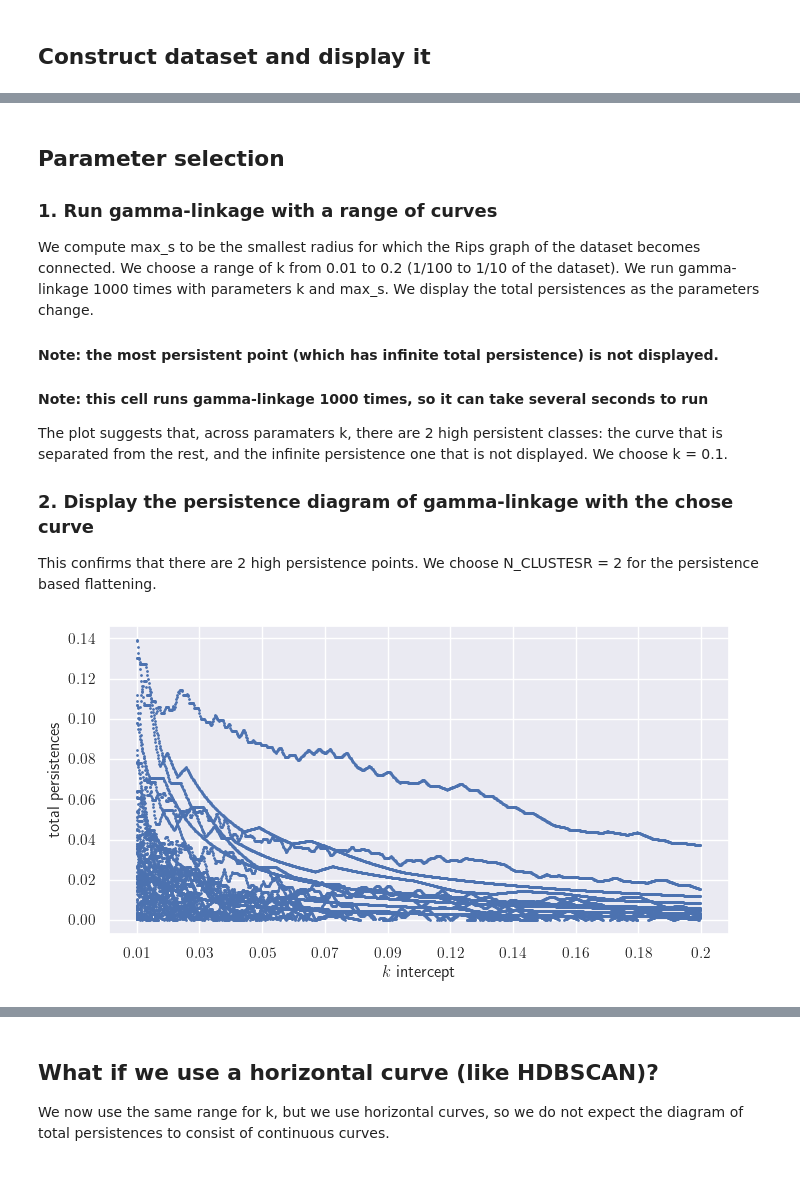
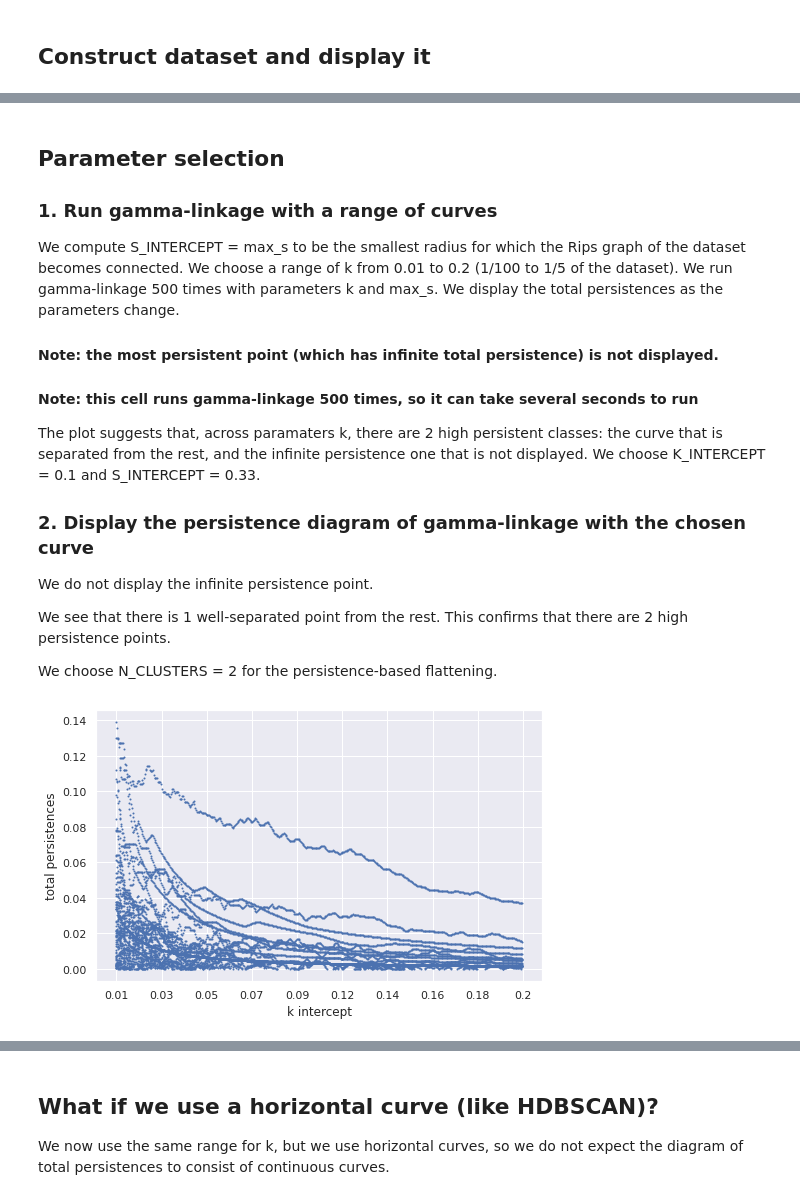
Before and after one commit to LuisScoccola/persistable, a Jupyter notebook: example-2-clusters.ipynb, the cells around one changed output, grey strips where cells are left out. Cells and saved outputs as stored; diff of their text form; code cells hidden in the pictures.

```diff
--- a/example-2-clusters.ipynb
+++ b/example-2-clusters.ipynb
@@ -2,6 +2,9 @@
 from linkage.linkage import *
 import numpy as np
 import matplotlib.pyplot as plt
+import seaborn as sns
+sns.set_theme()
+%matplotlib inline
 # %% [markdown]
 ## Construct dataset and display it
 # %%
@@ -11,6 +14,6 @@ N_DATAPOINTS = 1000
 
 n_true_points = int(N_DATAPOINTS * 0.7) ; X, _ = datasets.make_moons(n_samples=n_true_points, noise=0.1, random_state=0)
 np.random.seed(0) ; n_noise = N_DATAPOINTS - n_true_points ; noise = (np.random.random_sample((n_noise,2)) - 0.4) * 4 ; X = np.vstack((X,noise))
-fig1, ax1 = plt.subplots() ; fig1.set_figheight(3) ; fig1.set_figwidth(3)
-sns.set(rc={'text.usetex': True}) ; _ = plt.scatter(X.T[0], X.T[1], s=5, alpha = 0.5)
+fig1, ax1 = plt.subplots() ; fig1.set_figheight(4) ; fig1.set_figwidth(4)
+_ = plt.scatter(X.T[0], X.T[1], s=5, alpha = 0.5)
 # %% [output]
@@ -46,6 +49,6 @@ hc = x.gamma_linkage(gamma)
 N_CLUSTERS = 2
 c = hc.persistence_based_flattening(num_clusters=N_CLUSTERS)
 # %%
-fig1, ax1 = plt.subplots() ; fig1.set_figheight(3) ; fig1.set_figwidth(3)
-sns.set(rc={'text.usetex': True}) ; _ = plt.scatter(X.T[0], X.T[1], s=5, alpha = 0.5, c = -c[1], cmap="Accent")
+fig1, ax1 = plt.subplots() ; fig1.set_figheight(4) ; fig1.set_figwidth(4)
+_ = plt.scatter(X.T[0], X.T[1], s=5, alpha = 0.5, c = -c[1], cmap="Accent")
 # %% [output]
@@ -55,27 +58,31 @@ sns.set(rc={'text.usetex': True}) ; _ = plt.scatter(X.T[0], X.T[1], s=5, alpha =
 
 ### 1. Run gamma-linkage with a range of curves
 
-We compute max_s to be the smallest radius for which the Rips graph of the dataset becomes connected.
-We choose a range of k from 0.01 to 0.2 (1/100 to 1/10 of the dataset).
-We run gamma-linkage 1000 times with parameters k and max_s.
+We compute S_INTERCEPT = max_s to be the smallest radius for which the Rips graph of the dataset becomes connected.
+We choose a range of k from 0.01 to 0.2 (1/100 to 1/5 of the dataset).
+We run gamma-linkage 500 times with parameters k and max_s.
 We display the total persistences as the parameters change.
 
 #### Note: the most persistent point (which has infinite total persistence) is not displayed.
-#### Note: this cell runs gamma-linkage 1000 times, so it can take several seconds to run
+#### Note: this cell runs gamma-linkage 500 times, so it can take several seconds to run
 
 The plot suggests that, across paramaters k, there are 2 high persistent classes: the curve that is separated from the rest, and the infinite persistence one that is not displayed.
-We choose k = 0.1.
+We choose K_INTERCEPT = 0.1 and S_INTERCEPT = 0.33.
 
-### 2. Display the persistence diagram of gamma-linkage with the chose curve
+### 2. Display the persistence diagram of gamma-linkage with the chosen curve
 
+We do not display the infinite persistence point.
+
+We see that there is 1 well-separated point from the rest.
 This confirms that there are 2 high persistence points.
-We choose N_CLUSTESR = 2 for the persistence based flattening.
+
+We choose N_CLUSTERS = 2 for the persistence-based flattening.
 # %%
 # 1.
 max_s = x.connection_radius()
 initial_k = 0.01
 final_k = 0.2
-N_PARAMETERS = 1000
+N_PARAMETERS = 500
 
 TOL = 1e-15 ; INF = 1e15
 
@@ -86,26 +93,21 @@ def total_persistences(bd : np.array) -> np.array :
     return pers
 
 gammas = [ Gamma_curve.linear_interpolator_alpha_s_indexed(k, max_s) for k in np.linspace(initial_k, final_k, num=N_PARAMETERS) ]
-
 # using end="infinty" when constructing the persistence diagram makes the most persistent point die at infinity, and thus be ignored when constructing the total persistence curves, below
 persistences = [ total_persistences(x.gamma_linkage(curve).PD(end="infinity")[0]) for curve in gammas ]
 # %%
 points = []
 for i in range(N_PARAMETERS) :
     for y in persistences[i] :
         points.append([i,y])
 points = np.array(points)
 
-sns.set(rc={'text.usetex': True}) ; fig1, ax1 = plt.subplots() ; fig1.set_figheight(5) ; fig1.set_figwidth(10) ; plt.xlabel("$k$ intercept") ; plt.ylabel("total persistences") ; fig1.set_figheight(4) ; fig1.set_figwidth(8)
+fig1, ax1 = plt.subplots() ; fig1.set_figheight(5) ; fig1.set_figwidth(10) ; plt.xlabel("k intercept") ; plt.ylabel("total persistences") ; fig1.set_figheight(5) ; fig1.set_figwidth(8)
 
-
-def to_tex(ns) :
-    return ["$" + str(n) + "$" for n in ns]
-
-_ = plt.xticks(np.linspace(0, N_PARAMETERS, num=10), to_tex(np.rint(100*np.linspace(initial_k, final_k, num=10))/100) )
+_ = plt.xticks(np.linspace(0, N_PARAMETERS, num=10), np.rint(100*np.linspace(initial_k, final_k, num=10))/100 )
 _ = plt.scatter(points.T[0], points.T[1], s = 1, alpha = 1)
 # %% [output]
-[figure, old version]
+[figure, new version]
 # %%
 # 2.
 
```
Also changed, not shown: parts of 7 cells of this notebook, 2 other files.
